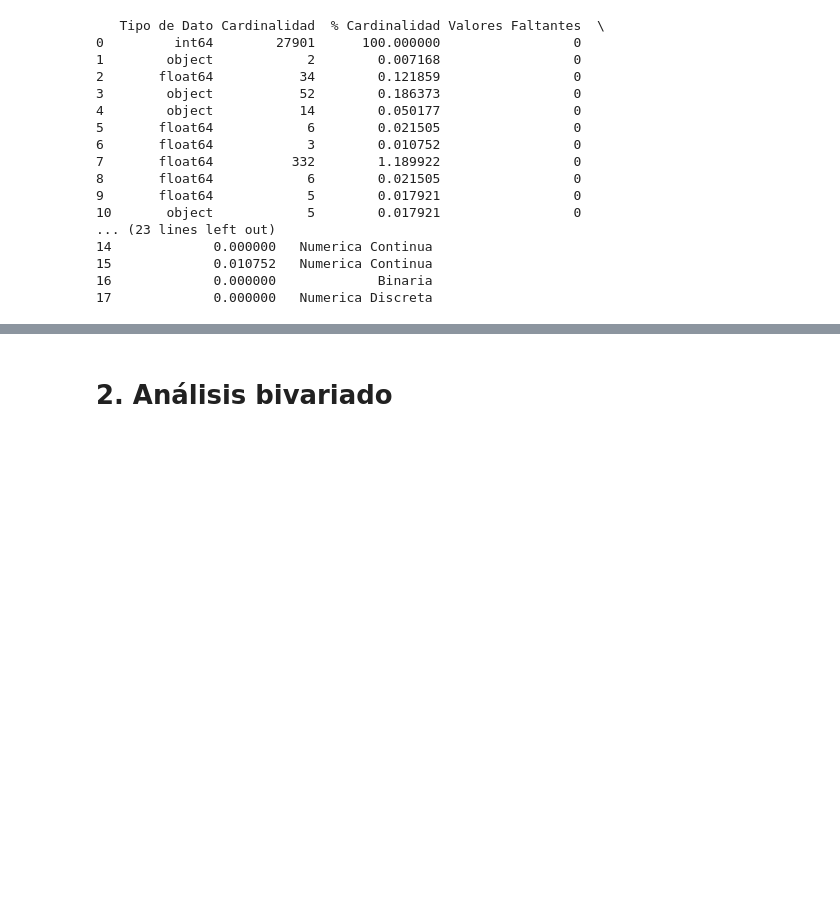
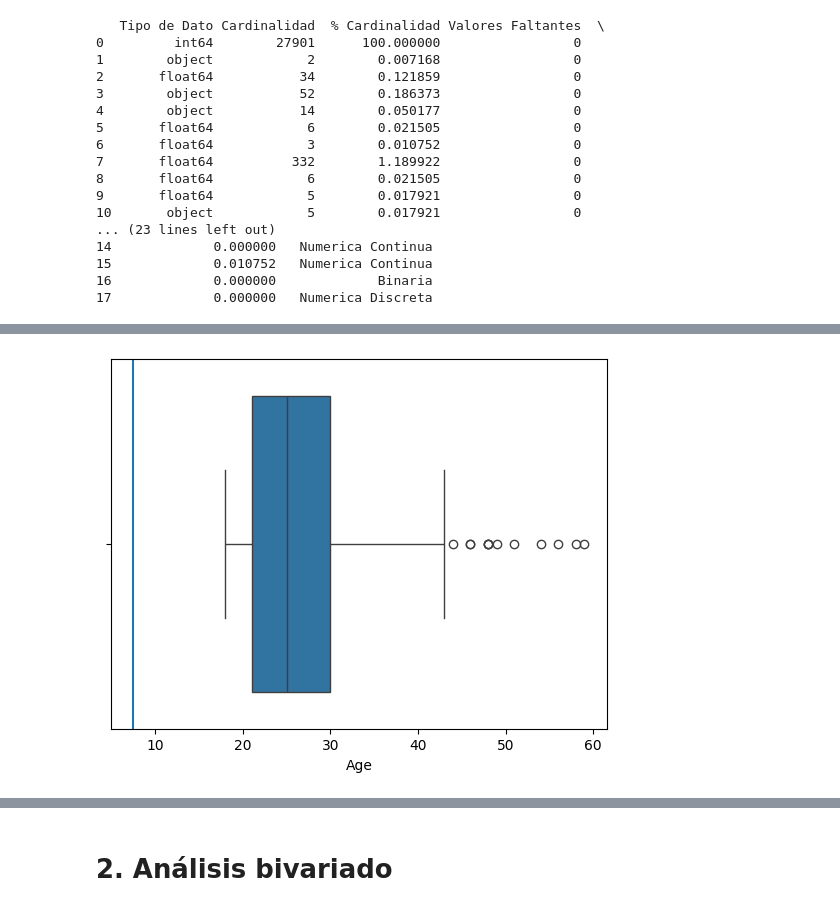
Before and after one commit to Nuria322/Student_Depression_Data_Analysis, a Jupyter notebook: notebooks/2_Analisis_exploratorio.ipynb, the cells around one changed output, grey strips where cells are left out. Saved outputs shown, nothing was run; the diff lists cells and outputs as text; code cells hidden in the pictures; blank space fills up the shorter version.

```diff
--- a/notebooks/2_Analisis_exploratorio.ipynb
+++ b/notebooks/2_Analisis_exploratorio.ipynb
@@ -161,0 +267,5 @@ print(df_rellenado)
+# %%
+sns.boxplot(data = df, x='Age')
+plt.axvline(x=7.5);
+# %% [output]
+[figure, added]
```
Also changed, not shown: parts of 13 cells of this notebook, 1 other file.
